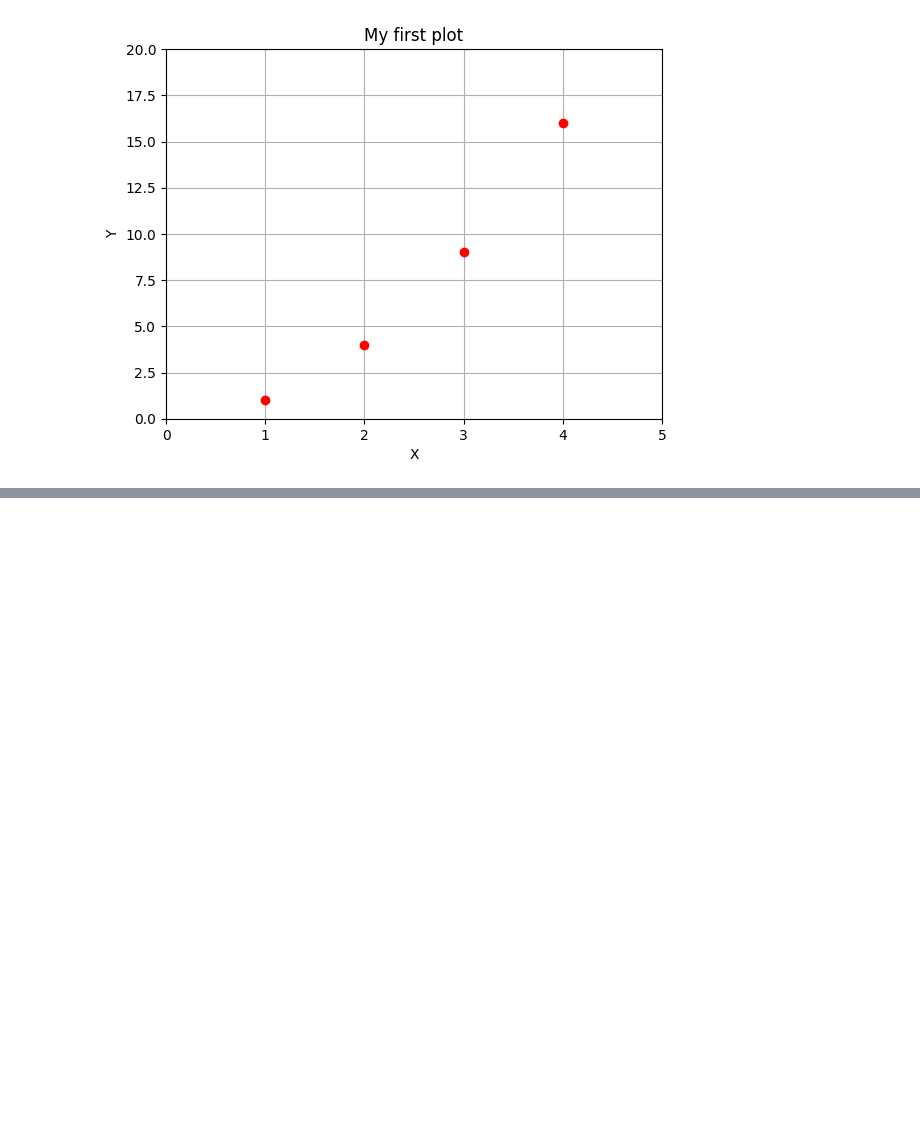
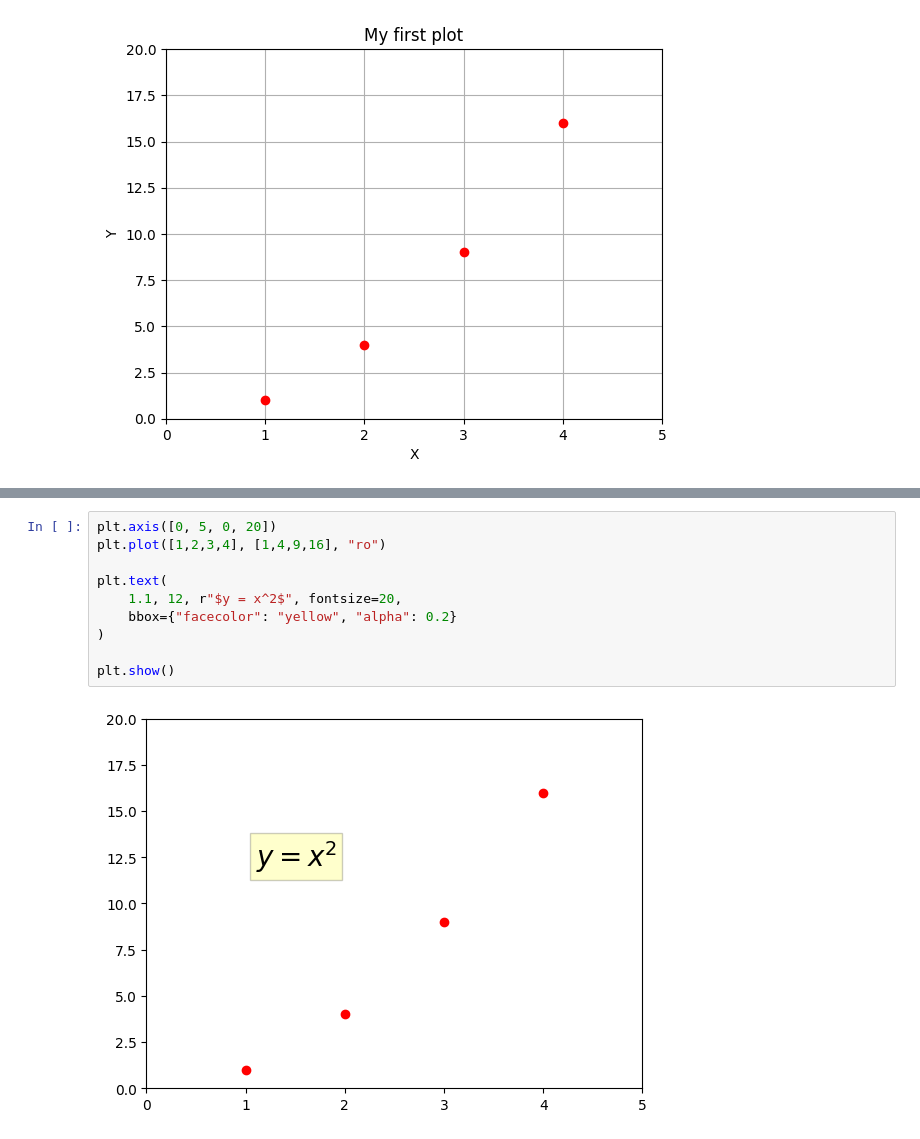
Before and after one commit to trilgar/kibit-python, a Jupyter notebook: lesson26_data_visualization/data_visualization.ipynb, the cells around one changed output, grey strips where cells are left out. Drawn from its saved outputs; the diff is of its cells as text; blank space fills up the shorter version.

```diff
--- a/lesson26_data_visualization/data_visualization.ipynb
+++ b/lesson26_data_visualization/data_visualization.ipynb
@@ -116,0 +154,12 @@ plt.show()
+# %%
+plt.axis([0, 5, 0, 20])
+plt.plot([1,2,3,4], [1,4,9,16], "ro")
+
+plt.text(
+    1.1, 12, r"$y = x^2$", fontsize=20,
+    bbox={"facecolor": "yellow", "alpha": 0.2}
+)
+
+plt.show()
+# %% [output]
+[figure, added]
```
Also changed, not shown: parts of 7 cells of this notebook, 6 other files.
